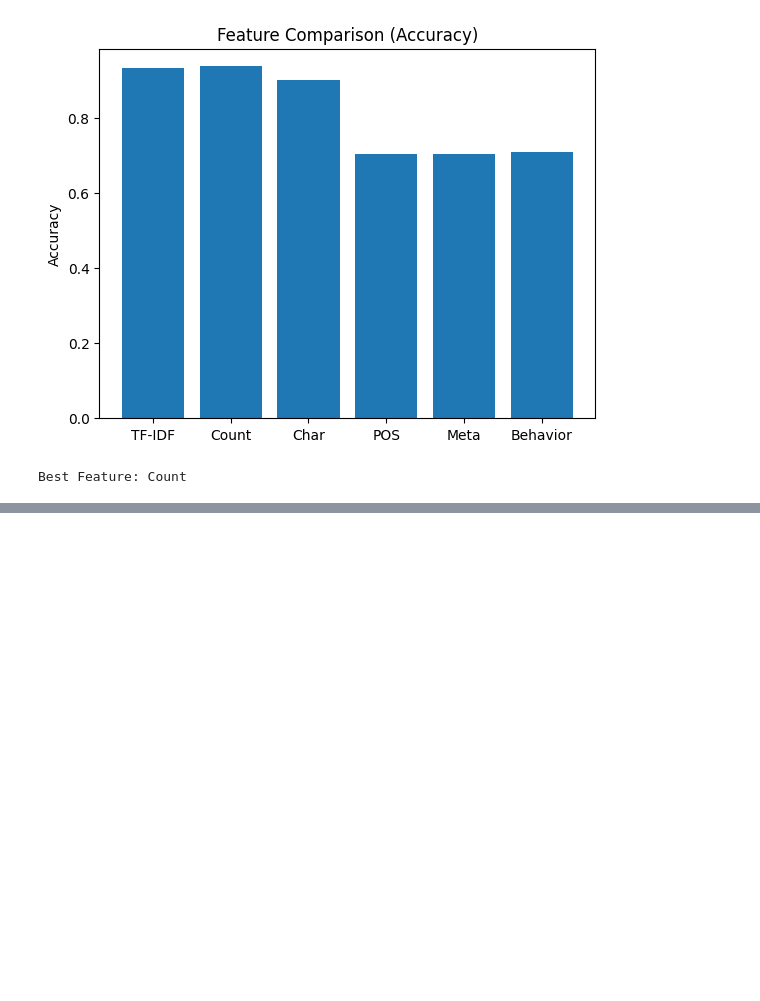
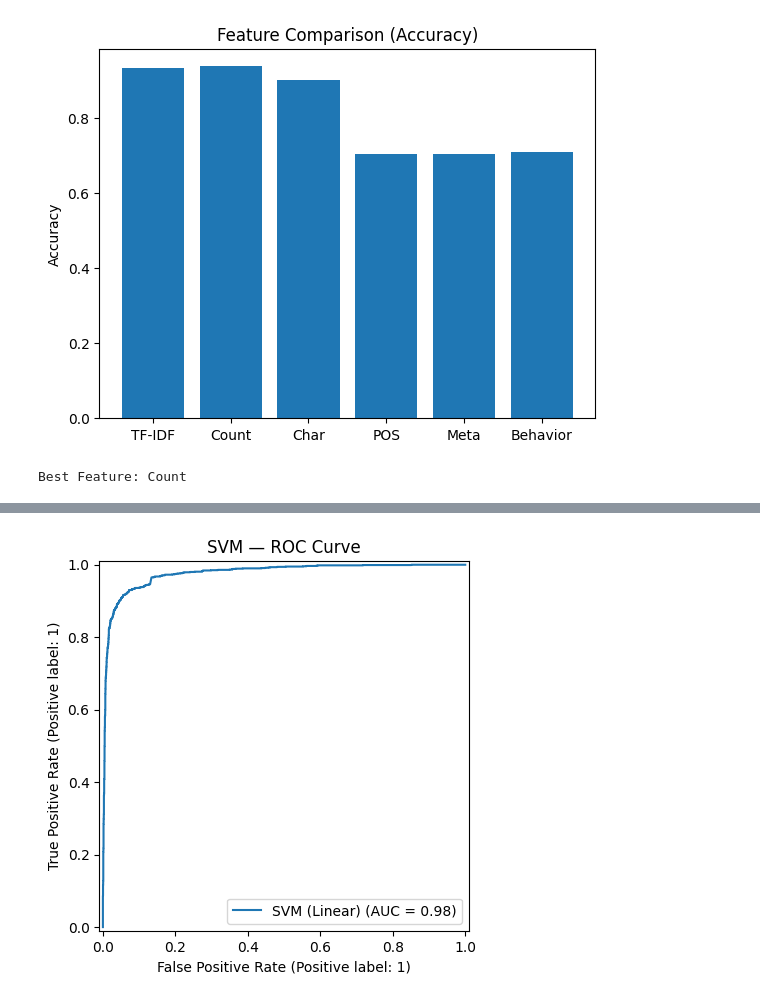
Before and after one commit to MoazIbrahem/Spam_NotSpam_Classification_NLP, a Jupyter notebook: NLP[Cleaning&Preprocessing&Features_engineering].ipynb, the cells around one changed output, grey strips where cells are left out. Cells and saved outputs as stored; diff of their text form; code cells hidden in the pictures; blank space fills up the shorter version.

```diff
--- a/NLP[Cleaning&Preprocessing&Features_engineering].ipynb
+++ b/NLP[Cleaning&Preprocessing&Features_engineering].ipynb
@@ -804,0 +933,7 @@ final = hstack([X2, X1, X3])
+# %%
+## ROC Curve
+RocCurveDisplay.from_estimator(svm_model, X_test, y_test, name="SVM (Linear)")
+plt.title("SVM — ROC Curve")
+plt.show()
+# %% [output]
+[figure, added]
```
Also changed, not shown: parts of 15 cells of this notebook.
